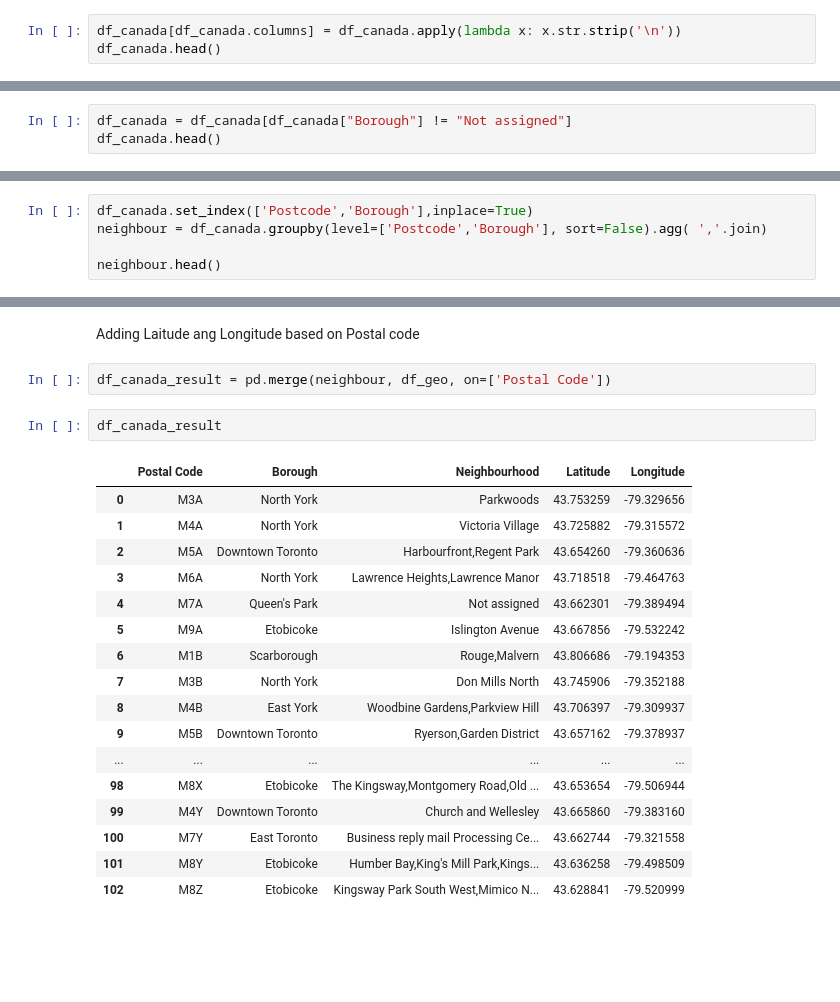
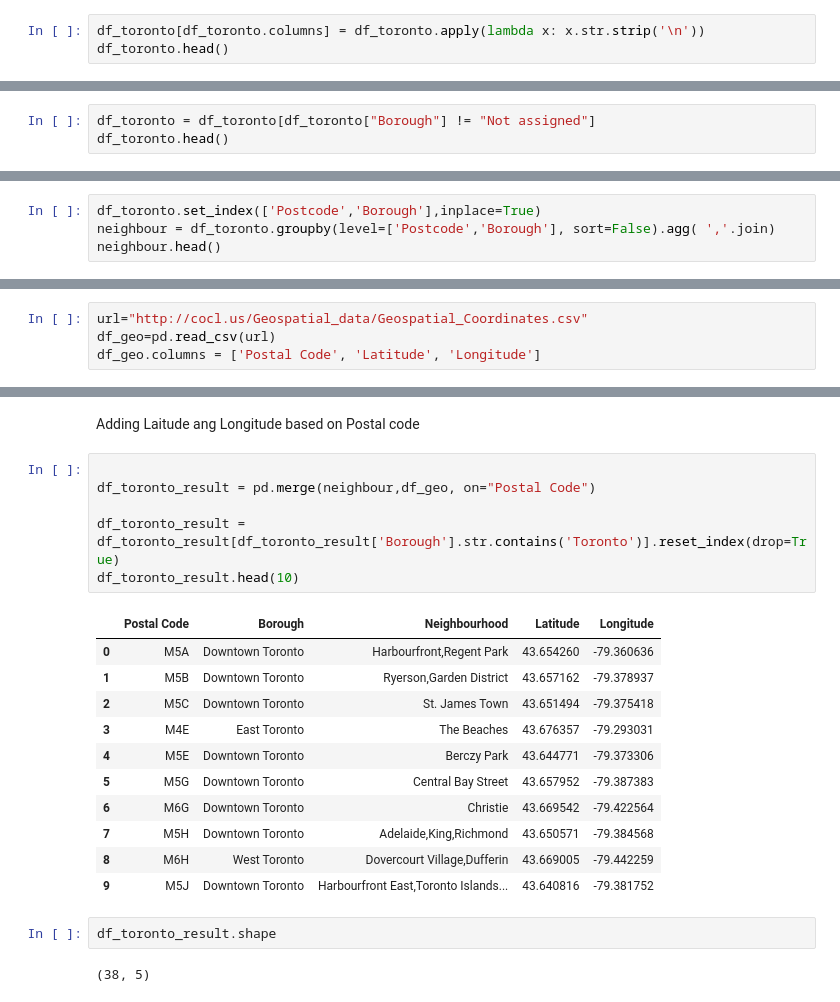
Before and after one commit to pitamganai/Capstone_project, a Jupyter notebook: Caostone_Project_Week3.ipynb, the cells around one changed output, grey strips where cells are left out. Saved outputs shown, nothing was run; the diff lists cells and outputs as text; blank space fills up the shorter version.

```diff
--- a/Caostone_Project_Week3.ipynb
+++ b/Caostone_Project_Week3.ipynb
@@ -79,8 +79,8 @@ df_canada.head()
 # %% [markdown]
 ## cleaning the data
 # %%
-df_canada[df_canada.columns] = df_canada.apply(lambda x: x.str.strip('\n'))
-df_canada.head()
+df_toronto[df_toronto.columns] = df_toronto.apply(lambda x: x.str.strip('\n'))
+df_toronto.head()
 # %% [output]
 |  | Postcode | Borough | Neighbourhood |
 | 0 | M1A | Not assigned | Not assigned |
@@ -91,8 +91,8 @@ df_canada.head()
 # %% [markdown]
 ## Ignore cells with a borough that is Not assigned.
 # %%
-df_canada = df_canada[df_canada["Borough"] != "Not assigned"]
-df_canada.head()
+df_toronto = df_toronto[df_toronto["Borough"] != "Not assigned"]
+df_toronto.head()
 # %% [output]
 |  | Postcode | Borough | Neighbourhood |
 | 2 | M3A | North York | Parkwoods |
@@ -101,9 +101,8 @@ df_canada.head()
 | 5 | M5A | Downtown Toronto | Regent Park |
 | 6 | M6A | North York | Lawrence Heights |
 # %%
-df_canada.set_index(['Postcode','Borough'],inplace=True)
-neighbour = df_canada.groupby(level=['Postcode','Borough'], sort=False).agg( ','.join)
-
+df_toronto.set_index(['Postcode','Borough'],inplace=True)
+neighbour = df_toronto.groupby(level=['Postcode','Borough'], sort=False).agg( ','.join)
 neighbour.head()
 # %% [output]
 |  |  | Neighbourhood |
@@ -156,0 +146,4 @@ df_geo.head()
+# %%
+url="http://cocl.us/Geospatial_data/Geospatial_Coordinates.csv"
+df_geo=pd.read_csv(url)
+df_geo.columns = ['Postal Code', 'Latitude', 'Longitude']
@@ -157,24 +160,24 @@ df_geo.head()
 # %% [markdown]
 Adding Laitude ang Longitude based on Postal code
 # %%
-df_canada_result = pd.merge(neighbour, df_geo, on=['Postal Code'])
+
+df_toronto_result = pd.merge(neighbour,df_geo, on="Postal Code")
+
+df_toronto_result = df_toronto_result[df_toronto_result['Borough'].str.contains('Toronto')].reset_index(drop=True)
+df_toronto_result.head(10)
+# %% [output]
+|  | Postal Code | Borough | Neighbourhood | Latitude | Longitude |
+| 0 | M5A | Downtown Toronto | Harbourfront,Regent Park | 43.654260 | -79.360636 |
+| 1 | M5B | Downtown Toronto | Ryerson,Garden District | 43.657162 | -79.378937 |
+| 2 | M5C | Downtown Toronto | St. James Town | 43.651494 | -79.375418 |
+| 3 | M4E | East Toronto | The Beaches | 43.676357 | -79.293031 |
+| 4 | M5E | Downtown Toronto | Berczy Park | 43.644771 | -79.373306 |
+| 5 | M5G | Downtown Toronto | Central Bay Street | 43.657952 | -79.387383 |
+| 6 | M6G | Downtown Toronto | Christie | 43.669542 | -79.422564 |
+| 7 | M5H | Downtown Toronto | Adelaide,King,Richmond | 43.650571 | -79.384568 |
+| 8 | M6H | West Toronto | Dovercourt Village,Dufferin | 43.669005 | -79.442259 |
+| 9 | M5J | Downtown Toronto | Harbourfront East,Toronto Islands... | 43.640816 | -79.381752 |
-# %%
-df_canada_result
-# %% [output]
-|  | Postal Code | Borough | Neighbourhood | Latitude | Longitude |
-| 0 | M3A | North York | Parkwoods | 43.753259 | -79.329656 |
-| 1 | M4A | North York | Victoria Village | 43.725882 | -79.315572 |
-| 2 | M5A | Downtown Toronto | Harbourfront,Regent Park | 43.654260 | -79.360636 |
-| 3 | M6A | North York | Lawrence Heights,Lawrence Manor | 43.718518 | -79.464763 |
-| 4 | M7A | Queen's Park | Not assigned | 43.662301 | -79.389494 |
-| 5 | M9A | Etobicoke | Islington Avenue | 43.667856 | -79.532242 |
-| 6 | M1B | Scarborough | Rouge,Malvern | 43.806686 | -79.194353 |
-| 7 | M3B | North York | Don Mills North | 43.745906 | -79.352188 |
-| 8 | M4B | East York | Woodbine Gardens,Parkview Hill | 43.706397 | -79.309937 |
-| 9 | M5B | Downtown Toronto | Ryerson,Garden District | 43.657162 | -79.378937 |
-| ... | ... | ... | ... | ... | ... |
-| 98 | M8X | Etobicoke | The Kingsway,Montgomery Road,Old ... | 43.653654 | -79.506944 |
-| 99 | M4Y | Downtown Toronto | Church and Wellesley | 43.665860 | -79.383160 |
-| 100 | M7Y | East Toronto | Business reply mail Processing Ce... | 43.662744 | -79.321558 |
-| 101 | M8Y | Etobicoke | Humber Bay,King's Mill Park,Kings... | 43.636258 | -79.498509 |
-| 102 | M8Z | Etobicoke | Kingsway Park South West,Mimico N... | 43.628841 | -79.520999 |
+# %%
+df_toronto_result.shape
+# %% [output]
+(38, 5)
```
Also changed, not shown: parts of 35 cells of this notebook.
